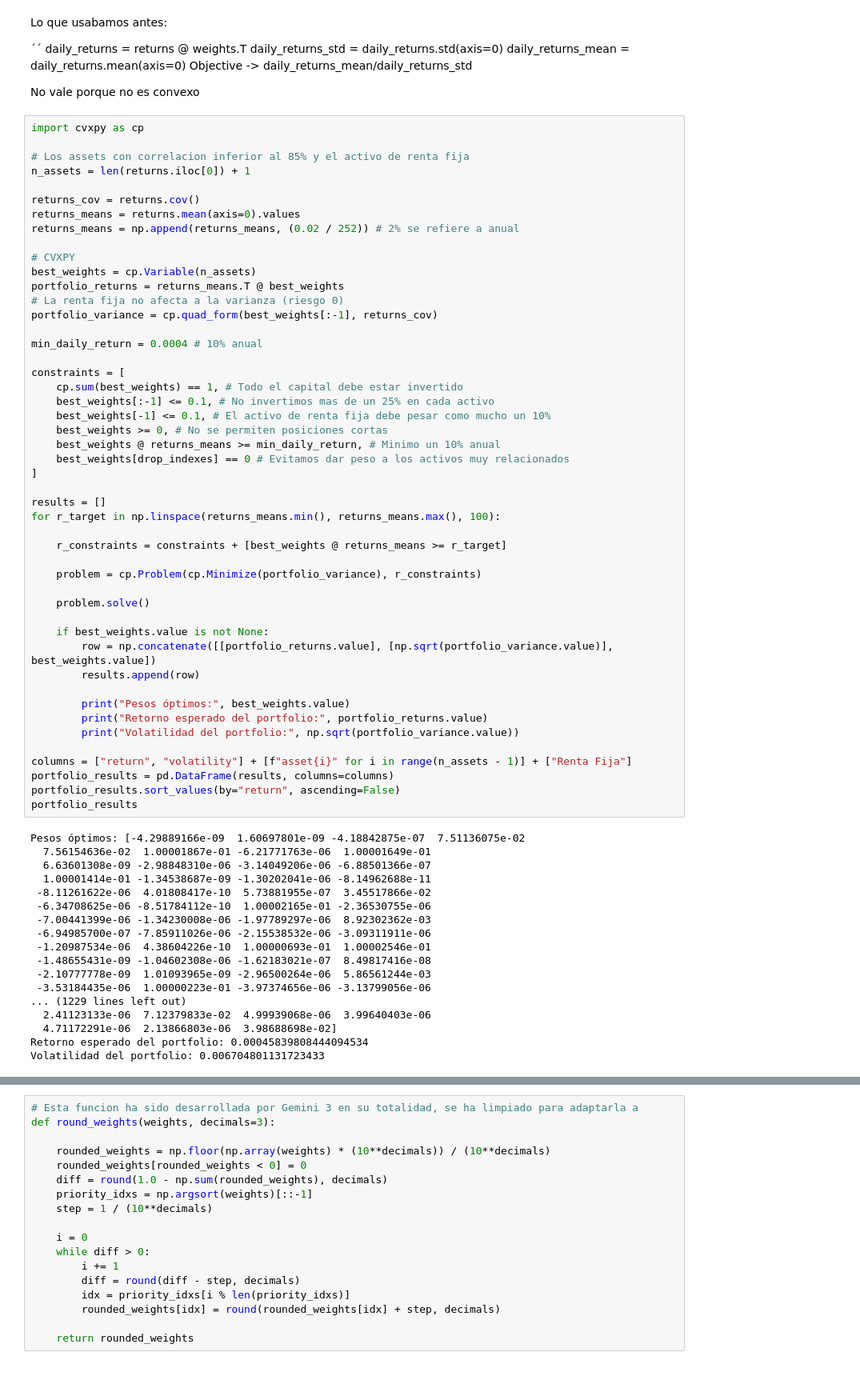
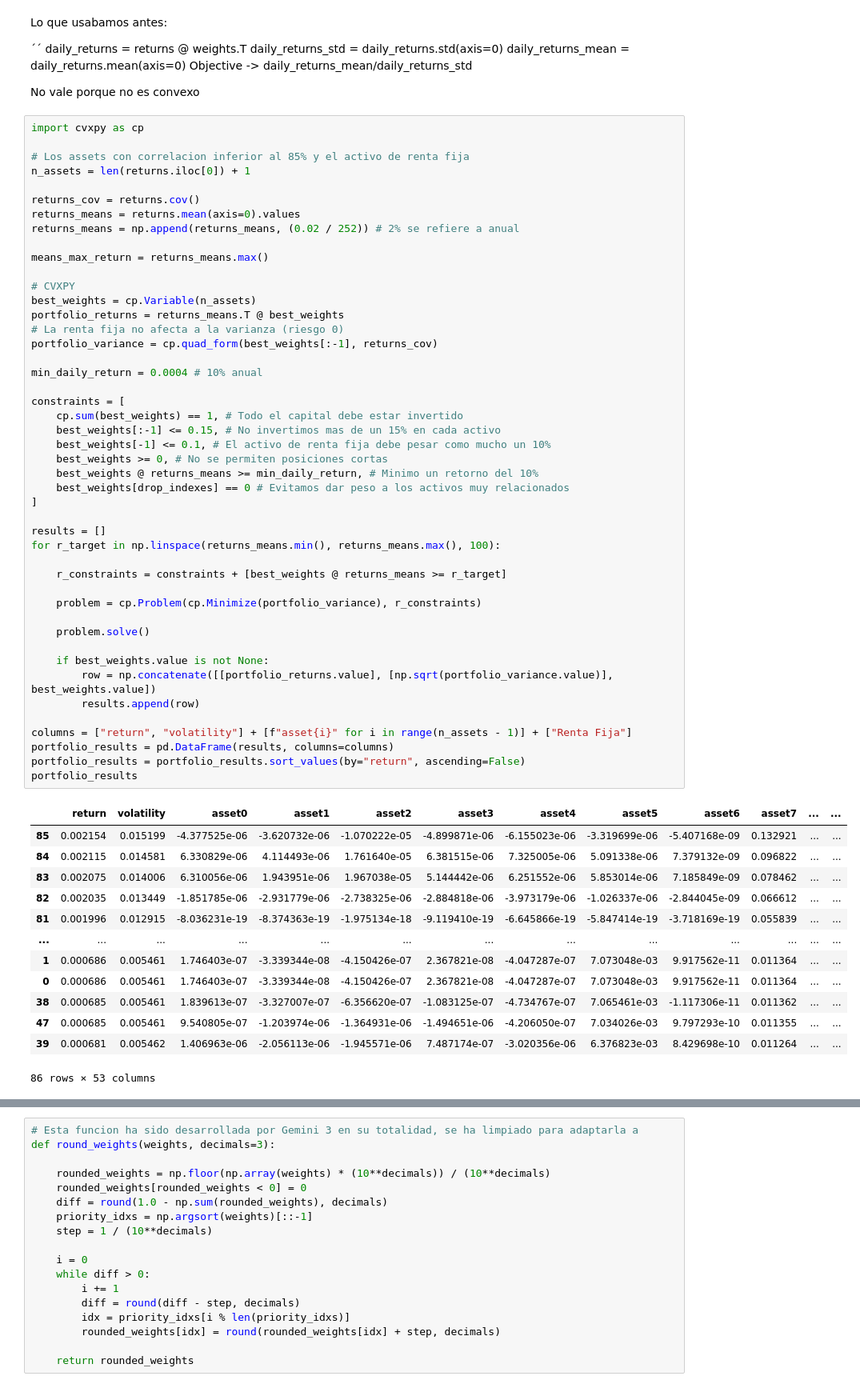
Before and after one commit to Juanjod54/MIAX_TB2.4, a Jupyter notebook: gestion_carteras.ipynb, the cells around one changed output, grey strips where cells are left out. Shown at 80% size. Saved outputs shown, nothing was run; the diff lists cells and outputs as text.

```diff
--- a/gestion_carteras.ipynb
+++ b/gestion_carteras.ipynb
@@ -114,60 +127,54 @@ n_assets = len(returns.iloc[0]) + 1
 returns_cov = returns.cov()
 returns_means = returns.mean(axis=0).values
 returns_means = np.append(returns_means, (0.02 / 252)) # 2% se refiere a anual
+
+means_max_return = returns_means.max()
 
 # CVXPY
 best_weights = cp.Variable(n_assets)
 portfolio_returns = returns_means.T @ best_weights
 # La renta fija no afecta a la varianza (riesgo 0)
 portfolio_variance = cp.quad_form(best_weights[:-1], returns_cov)
 
 min_daily_return = 0.0004 # 10% anual
 
 constraints = [
     cp.sum(best_weights) == 1, # Todo el capital debe estar invertido
-    best_weights[:-1] <= 0.1, # No invertimos mas de un 25% en cada activo
+    best_weights[:-1] <= 0.15, # No invertimos mas de un 15% en cada activo
     best_weights[-1] <= 0.1, # El activo de renta fija debe pesar como mucho un 10%
     best_weights >= 0, # No se permiten posiciones cortas
-    best_weights @ returns_means >= min_daily_return, # Minimo un 10% anual
+    best_weights @ returns_means >= min_daily_return, # Minimo un retorno del 10%
     best_weights[drop_indexes] == 0 # Evitamos dar peso a los activos muy relacionados
 ]
 
 results = []
 for r_target in np.linspace(returns_means.min(), returns_means.max(), 100):
 
     r_constraints = constraints + [best_weights @ returns_means >= r_target]
 
     problem = cp.Problem(cp.Minimize(portfolio_variance), r_constraints)
 
     problem.solve()
 
     if best_weights.value is not None:
         row = np.concatenate([[portfolio_returns.value], [np.sqrt(portfolio_variance.value)], best_weights.value])
         results.append(row)
 
-        print("Pesos óptimos:", best_weights.value)
-        print("Retorno esperado del portfolio:", portfolio_returns.value)
-        print("Volatilidad del portfolio:", np.sqrt(portfolio_variance.value))
-
 columns = ["return", "volatility"] + [f"asset{i}" for i in range(n_assets - 1)] + ["Renta Fija"]
 portfolio_results = pd.DataFrame(results, columns=columns)
-portfolio_results.sort_values(by="return", ascending=False)
+portfolio_results = portfolio_results.sort_values(by="return", ascending=False)
 portfolio_results
 # %% [output]
+|  | return | volatility | asset0 | asset1 | asset2 | asset3 | asset4 | asset5 | asset6 | asset7 | ... | ... |
+| 85 | 0.002154 | 0.015199 | -4.377525e-06 | -3.620732e-06 | -1.070222e-05 | -4.899871e-06 | -6.155023e-06 | -3.319699e-06 | -5.407168e-09 | 0.132921 | ... | ... |
+| 84 | 0.002115 | 0.014581 | 6.330829e-06 | 4.114493e-06 | 1.761640e-05 | 6.381515e-06 | 7.325005e-06 | 5.091338e-06 | 7.379132e-09 | 0.096822 | ... | ... |
+| 83 | 0.002075 | 0.014006 | 6.310056e-06 | 1.943951e-06 | 1.967038e-05 | 5.144442e-06 | 6.251552e-06 | 5.853014e-06 | 7.185849e-09 | 0.078462 | ... | ... |
+| 82 | 0.002035 | 0.013449 | -1.851785e-06 | -2.931779e-06 | -2.738325e-06 | -2.884818e-06 | -3.973179e-06 | -1.026337e-06 | -2.844045e-09 | 0.066612 | ... | ... |
+| 81 | 0.001996 | 0.012915 | -8.036231e-19 | -8.374363e-19 | -1.975134e-18 | -9.119410e-19 | -6.645866e-19 | -5.847414e-19 | -3.718169e-19 | 0.055839 | ... | ... |
+| ... | ... | ... | ... | ... | ... | ... | ... | ... | ... | ... | ... | ... |
+| 1 | 0.000686 | 0.005461 | 1.746403e-07 | -3.339344e-08 | -4.150426e-07 | 2.367821e-08 | -4.047287e-07 | 7.073048e-03 | 9.917562e-11 | 0.011364 | ... | ... |
+| 0 | 0.000686 | 0.005461 | 1.746403e-07 | -3.339344e-08 | -4.150426e-07 | 2.367821e-08 | -4.047287e-07 | 7.073048e-03 | 9.917562e-11 | 0.011364 | ... | ... |
+| 38 | 0.000685 | 0.005461 | 1.839613e-07 | -3.327007e-07 | -6.356620e-07 | -1.083125e-07 | -4.734767e-07 | 7.065461e-03 | -1.117306e-11 | 0.011362 | ... | ... |
+| 47 | 0.000685 | 0.005461 | 9.540805e-07 | -1.203974e-06 | -1.364931e-06 | -1.494651e-06 | -4.206050e-07 | 7.034026e-03 | 9.797293e-10 | 0.011355 | ... | ... |
+| 39 | 0.000681 | 0.005462 | 1.406963e-06 | -2.056113e-06 | -1.945571e-06 | 7.487174e-07 | -3.020356e-06 | 6.376823e-03 | 8.429698e-10 | 0.011264 | ... | ... |
-Pesos óptimos: [-4.29889166e-09  1.60697801e-09 -4.18842875e-07  7.51136075e-02
-  7.56154636e-02  1.00001867e-01 -6.21771763e-06  1.00001649e-01
-  6.63601308e-09 -2.98848310e-06 -3.14049206e-06 -6.88501366e-07
-  1.00001414e-01 -1.34538687e-09 -1.30202041e-06 -8.14962688e-11
- -8.11261622e-06  4.01808417e-10  5.73881955e-07  3.45517866e-02
- -6.34708625e-06 -8.51784112e-10  1.00002165e-01 -2.36530755e-06
- -7.00441399e-06 -1.34230008e-06 -1.97789297e-06  8.92302362e-03
- -6.94985700e-07 -7.85911026e-06 -2.15538532e-06 -3.09311911e-06
- -1.20987534e-06  4.38604226e-10  1.00000693e-01  1.00002546e-01
- -1.48655431e-09 -1.04602308e-06 -1.62183021e-07  8.49817416e-08
- -2.10777778e-09  1.01093965e-09 -2.96500264e-06  5.86561244e-03
- -3.53184435e-06  1.00000223e-01 -3.97374656e-06 -3.13799056e-06
-... (1229 lines left out)
-  2.41123133e-06  7.12379833e-02  4.99939068e-06  3.99640403e-06
-  4.71172291e-06  2.13866803e-06  3.98688698e-02]
-Retorno esperado del portfolio: 0.00045839808444094534
-Volatilidad del portfolio: 0.006704801131723433
+86 rows × 53 columns
```
Also changed, not shown: parts of 8 cells of this notebook.
